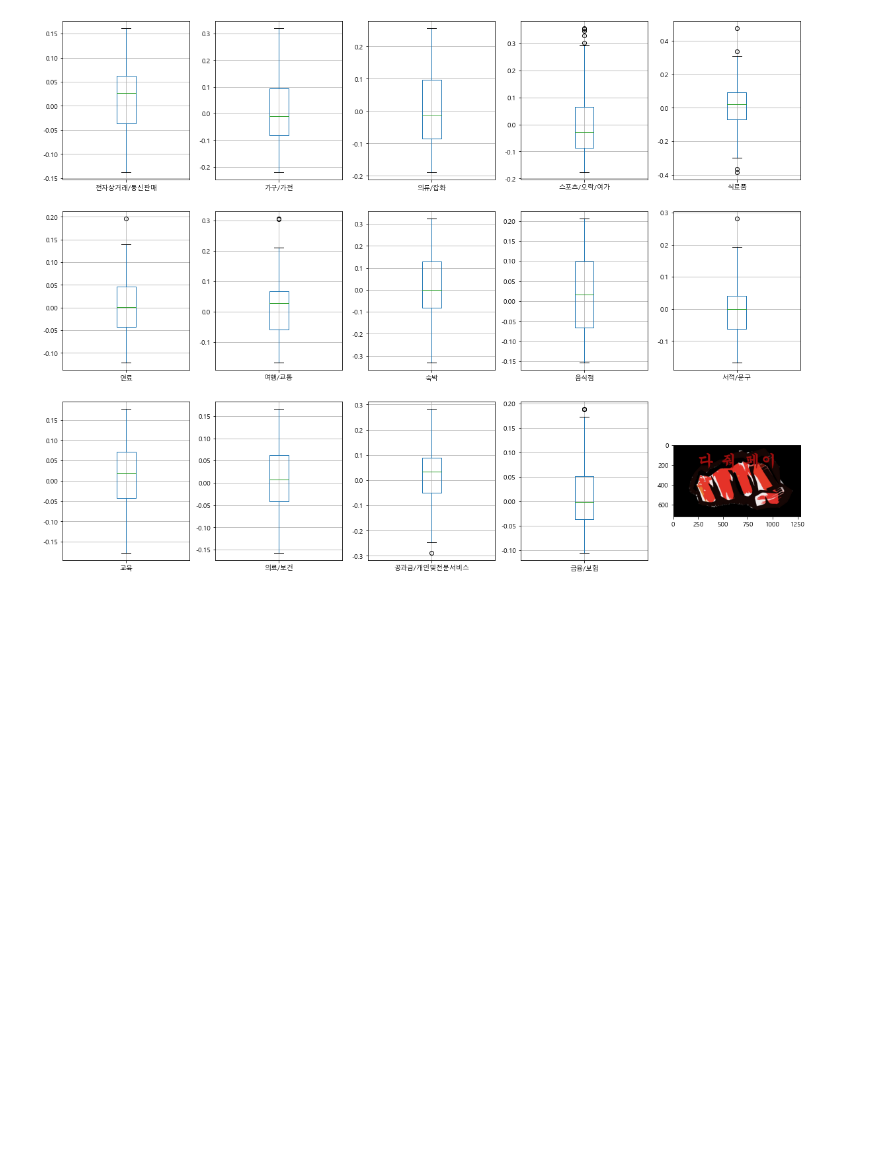
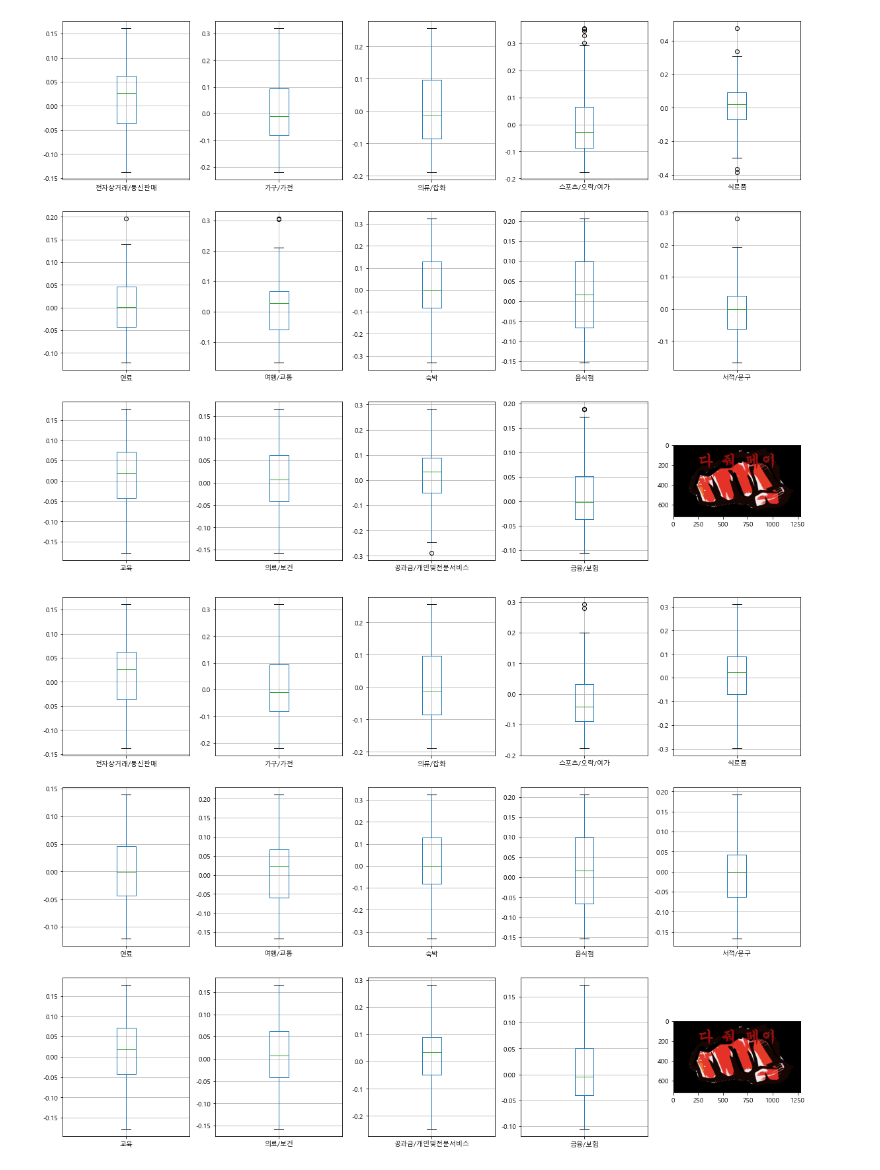
Before and after one commit to jkim0313/project1_dajopay, a Jupyter notebook: pre_corona.ipynb, the cells around one changed output. Saved outputs shown, nothing was run; the diff lists cells and outputs as text; code cells hidden in the pictures; blank space fills up the shorter version.

```diff
--- a/pre_corona.ipynb
+++ b/pre_corona.ipynb
@@ -349,3 +349,50 @@ axes[2,4].imshow(image)
 plt.show()
 # %% [output]
 [figure]
+# %%
+cols = []
+
+pct_df = df.copy()
+
+pct_df = pct_df[['전자상거래/통신판매', '가구/가전', '의류/잡화', '스포츠/오락/여가', '식료품', '연료',
+                       '여행/교통', '숙박', '음식점', '서적/문구', '교육', '의료/보건', '공과금/개인및전문서비스',
+                       '금융/보험']]
+cols.append([col for col in pct_df])
+
+Q1 = pct_df[['전자상거래/통신판매', '가구/가전', '의류/잡화', '스포츠/오락/여가', '식료품', '연료',
+                       '여행/교통', '숙박', '음식점', '서적/문구', '교육', '의료/보건', '공과금/개인및전문서비스',
+                       '금융/보험']].quantile(q=0.25)
+Q3 = pct_df[['전자상거래/통신판매', '가구/가전', '의류/잡화', '스포츠/오락/여가', '식료품', '연료',
+                       '여행/교통', '숙박', '음식점', '서적/문구', '교육', '의료/보건', '공과금/개인및전문서비스',
+                       '금융/보험']].quantile(q=0.75)
+IQR = Q3-Q1
+for i in cols:
+    pct_df[i] = pct_df[i][(pct_df[i] <= Q3[i]+1.5*IQR[i]) & (pct_df[i] >= Q1[i]-1.5*IQR[i])]
+# %%
+# 이상치 박스플롯
+from matplotlib.pyplot import imread
+
+image = imread('./data/dajopay_subplot.png')
+
+fig, axes = plt.subplots(3, 5)
+fig.set_size_inches((20,15))
+
+pct_df.boxplot(column="전자상거래/통신판매", ax=axes[0,0])
+pct_df.boxplot(column="가구/가전", ax=axes[0,1])
+pct_df.boxplot(column="의류/잡화", ax=axes[0,2])
+pct_df.boxplot(column="스포츠/오락/여가", ax=axes[0,3])
+pct_df.boxplot(column="식료품", ax=axes[0,4])
+pct_df.boxplot(column="연료", ax=axes[1,0])
+pct_df.boxplot(column="여행/교통", ax=axes[1,1])
+pct_df.boxplot(column="숙박", ax=axes[1,2])
+pct_df.boxplot(column="음식점", ax=axes[1,3])
+pct_df.boxplot(column="서적/문구", ax=axes[1,4])
+pct_df.boxplot(column="교육", ax=axes[2,0])
+pct_df.boxplot(column="의료/보건", ax=axes[2,1])
+pct_df.boxplot(column="공과금/개인및전문서비스", ax=axes[2,2])
+pct_df.boxplot(column="금융/보험", ax=axes[2,3])
+axes[2,4].imshow(image)
+
+plt.show()
+# %% [output]
+[figure, added]
```
